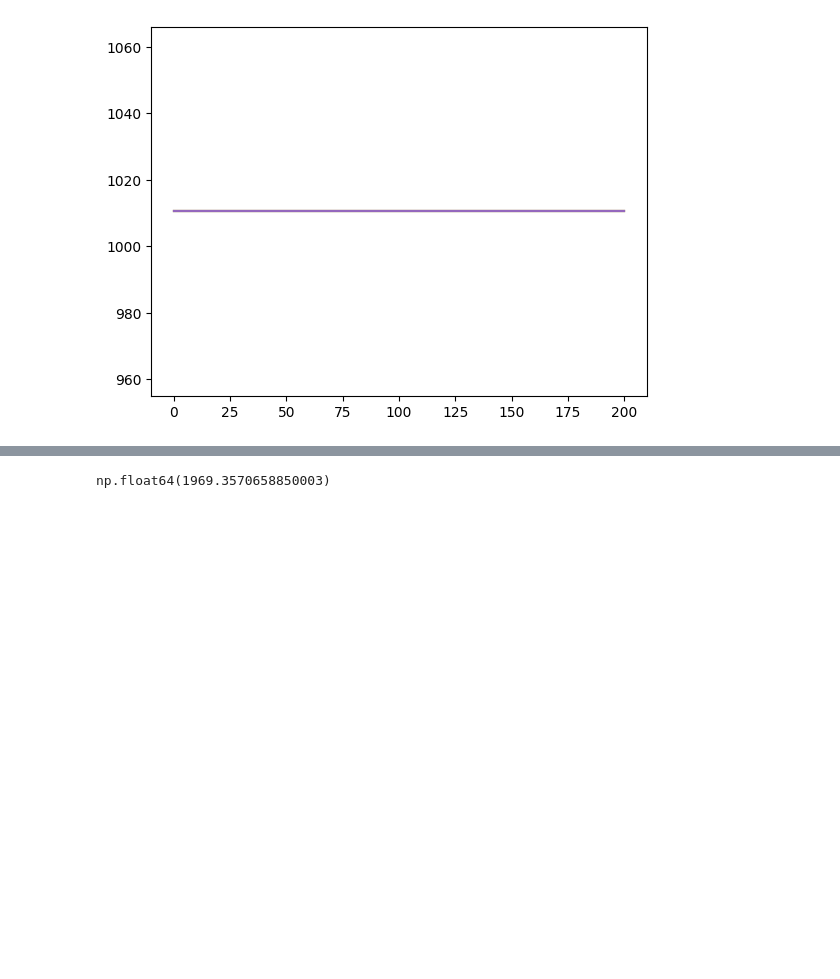
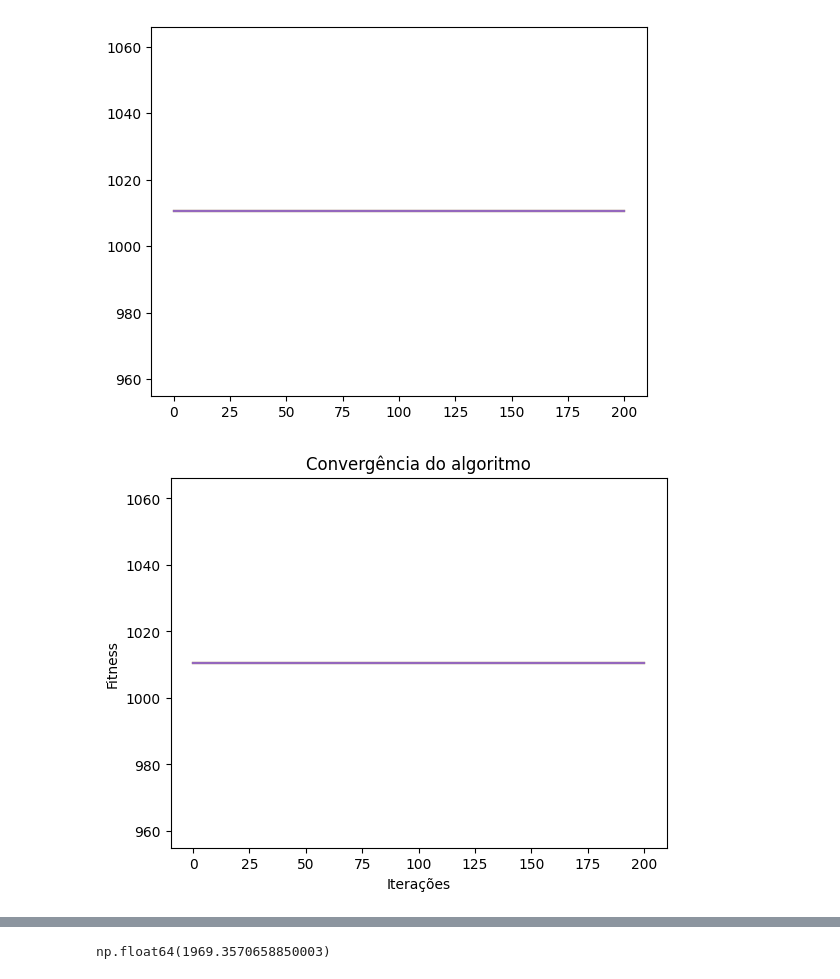
Before and after one commit to MatheusCascalho/teoria_decisao, a Jupyter notebook: rascunho_2.ipynb, the cells around one changed output, grey strips where cells are left out. Saved outputs shown, nothing was run; the diff lists cells and outputs as text; code cells hidden in the pictures; blank space fills up the shorter version.

```diff
--- a/rascunho_2.ipynb
+++ b/rascunho_2.ipynb
@@ -148,2 +145,11 @@ for historico in historicos_centroid_exato:
 # %% [output]
 [figure]
+# %%
+for historico in historicos_centroid_exato:
+    plt.plot(historico.fit)
+
+plt.xlabel('Iterações')
+plt.ylabel('Fitness')
+plt.title('Convergência do algoritmo');
+# %% [output]
+[figure, added]
```
Also changed, not shown: parts of 4 cells of this notebook.
